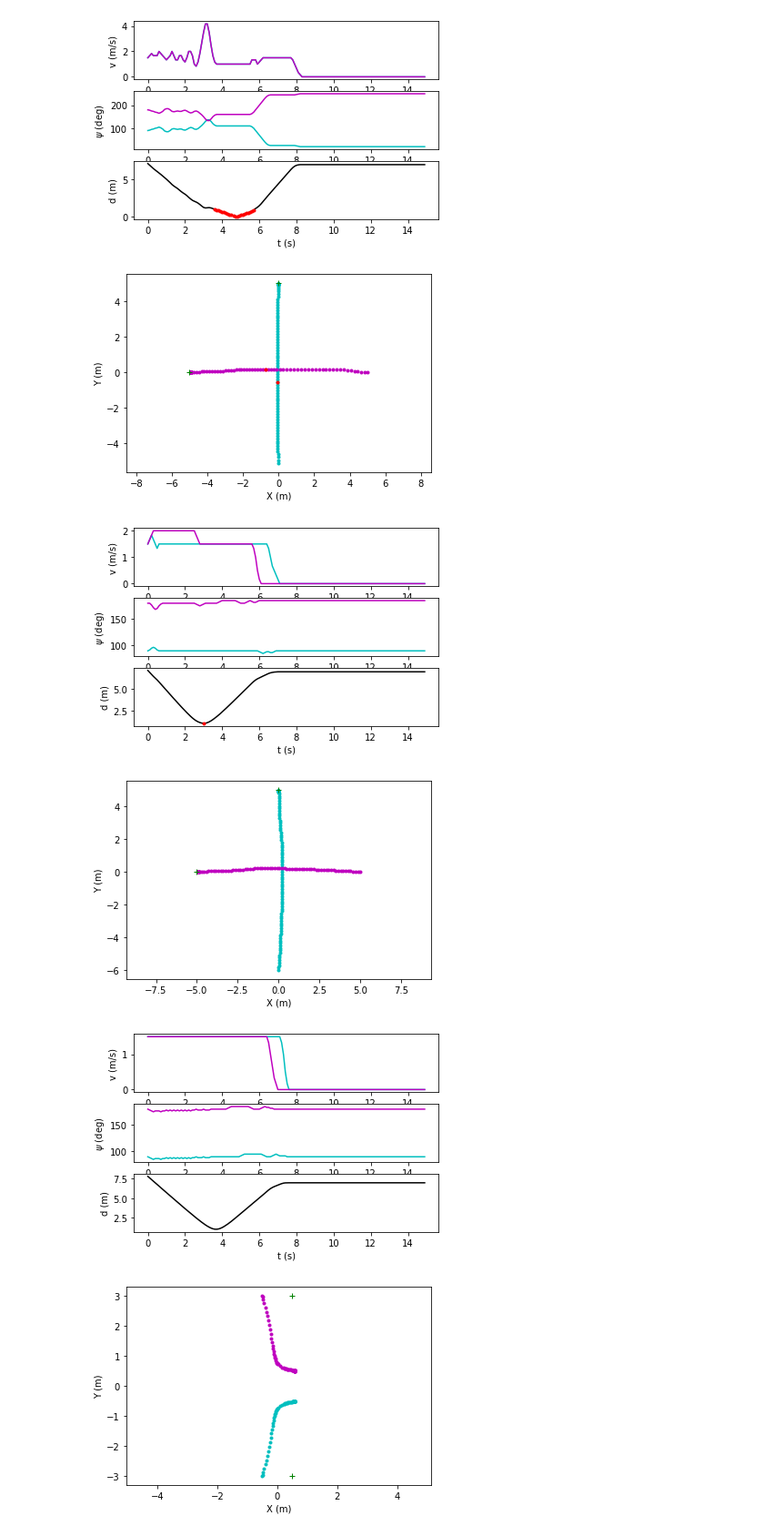
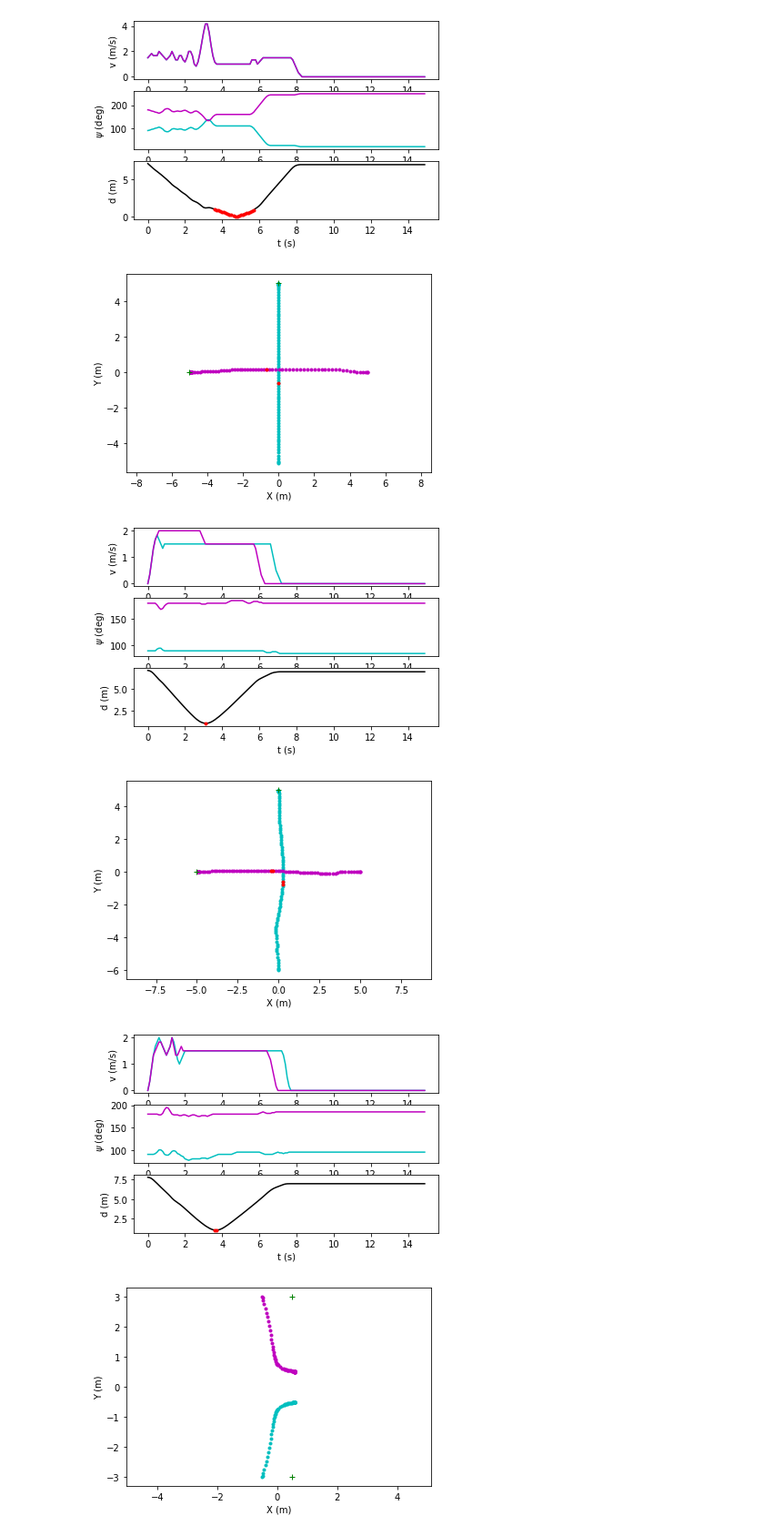
Before and after one commit to gmarkkula/COMMOTIONSFramework, a Jupyter notebook: First simple test.ipynb, the cells around one changed output. Shown at 91% size. Drawn from its saved outputs; the diff is of its cells as text; code cells hidden in the pictures.

Commit message:
created multiple_agents_oo
Created object oriented reimplementation of multiple_agents.py - seems to work ok

```diff
--- a/First simple test.ipynb
+++ b/First simple test.ipynb
@@ -56,16 +56,16 @@ multiple_agents.run_simulation(pos_agents, pos_goals, speed_agents = 1.5)
 [figure]
 # %%
 pos_agents = np.array([[0, -5.1], [5, 0]])
-multiple_agents.run_simulation(pos_agents, pos_goals, speed_agents = 1.5)
+multiple_agents.run_simulation(pos_agents, pos_goals)
 # %% [output]
 [figure]
-[figure, old version]
+[figure, new version]
 # %%
 pos_agents = np.array([[0, -6], [5, 0]])
-multiple_agents.run_simulation(pos_agents, pos_goals, speed_agents = 1.5)
+multiple_agents.run_simulation(pos_agents, pos_goals)
 # %% [output]
-[figure, old version]
+[figure, new version]
-[figure, old version]
+[figure, new version]
 # %%
 pos_agents = np.array([[-.5, -3], [-.5, 3]])
 pos_goals = np.array([[.5, 3], [.5, -3]])
```
Also changed, not shown: parts of 6 cells of this notebook, 2 other files.
